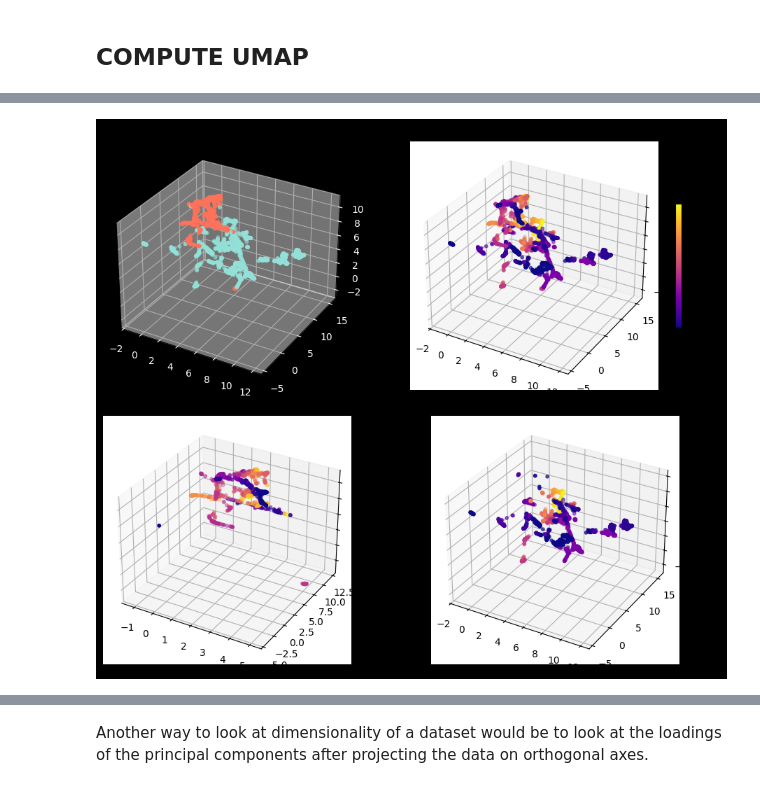
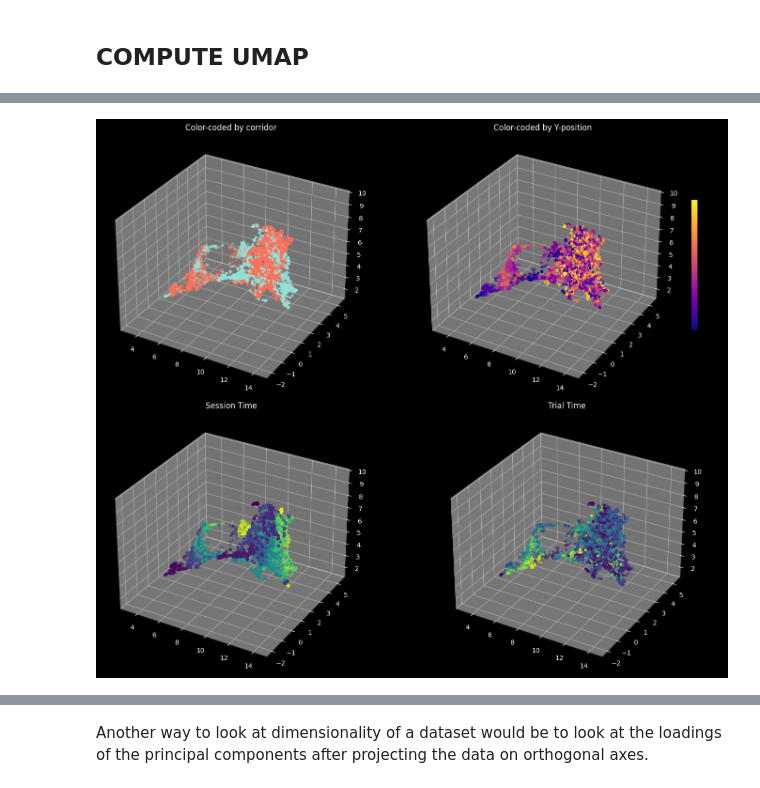
Before and after one commit to Anneser/SpatialInformation, a Jupyter notebook: scripts/04_DimensionalityAnalysis.ipynb, the cells around one changed output, grey strips where cells are left out. Cells and saved outputs as stored; diff of their text form; code cells hidden in the pictures.

```diff
--- a/scripts/04_DimensionalityAnalysis.ipynb
+++ b/scripts/04_DimensionalityAnalysis.ipynb
@@ -27,7 +30,7 @@ import matplotlib.cm as cm
 # %% [markdown]
 ## LOAD DATA
 # %%
-dff, bh = si.load_data(Path('..\\data\\processed_datasets\\20240903_Dc_1\\'))
+dff, bh = si.load_data(Path('..\\data\\processed_datasets\\20241011_alDl_2\\'))
 bh = si.remove_interpolated_values(bh, n_corr=2)
 bh = si.add_trial_column(bh)
 activity_data, spatial_data = si.temporal_binning(dff, bh, sec_per_bin=0.5, only_moving=False)
@@ -37,0 +93,6 @@ np.shape(activity_data)
+# %%
+# create trial time and session time variables
+import itertools
+j = 0
+session_time = [j + i * 0.5 for i in range(len(binned_trials))]
+trial_time = [i * 0.5 for group in itertools.groupby(binned_trials) for i, _ in enumerate(list(group[1]))]
@@ -107,3 +173,9 @@ np.shape(spatial_data)
+# %%
+norm_trial = Normalize(vmin=np.min(trial_time), vmax=60)
+norm_session = Normalize(vmin=np.min(session_time), vmax=np.max(session_time))
+
+colors_trial = cm.viridis(norm_trial(trial_time))
+colors_session = cm.viridis(norm_session(session_time))
 # %%
 # Normalize x and y separately for color mapping
 norm_x = Normalize(vmin=spatial_data[:, 0].min(), vmax=spatial_data[:, 0].max())
@@ -112,59 +184,76 @@ norm_y = Normalize(vmin=spatial_data[:, 1].min(), vmax=spatial_data[:, 1].max())
 colors_x = cm.viridis(norm_x(spatial_data[:, 0]))  # Color by x
 colors_y = cm.plasma(norm_y(spatial_data[:, 1]))  # Color by y
 
+
+
+# Threshold X to assign binary groups (e.g., midpoint split)
+x_values = spatial_data[:, 0]
+x_threshold = np.mean(x_values)  # or pick a manual value
+labels_x = x_values < x_threshold  # True for "right", False for "left"
+
+# Define your two colors
+teal = (0/255, 128/255, 128/255)
+red = (200/255, 50/255, 50/255)
+
+new_red = (255/255, 113/255, 91/255)
+new_teal = (147/255, 225/255, 216/255)
+
+# Map binary labels to RGB colors
+colors_rgb = np.where(labels_x[:, None], new_red, new_teal)
+
 # Filter points where x = 0 and x ≠ 0
 mask_x0 = spatial_data[:, 0] == 0
 mask_x_nonzero = spatial_data[:, 0] != 0
 
-
-
 # Create figure and 3D subplots
-fig = plt.figure(figsize=(10, 8), facecolor='black')
+fig = plt.figure(figsize=(15, 12), facecolor='black')
 
 # Subplot 1: Color-coded by x-position
 ax1 = fig.add_subplot(221, projection='3d', facecolor='black')
 sc1 = ax1.scatter(concat_emb[:, 0], concat_emb[:, 1], concat_emb[:, 2], c=colors_rgb, s=10)
-ax1.set_title("Color-coded by X-position")
+ax1.set_title("Color-coded by corridor", color='white')
 # Set white for all axis lines and ticks
 ax1.tick_params(colors='white')  # Ticks
 ax1.xaxis.label.set_color('white')
 ax1.yaxis.label.set_color('white')
 ax1.zaxis.label.set_color('white')
 
-
-# Add colorbar for x
-#sm_x = cm.ScalarMappable(cmap="viridis", norm=norm_x)
-#sm_x.set_array([])
-#cbar_x = plt.colorbar(sm_x, ax=ax1, shrink=0.5)
-#cbar_x.set_label("X Position")
-
 # Subplot 2: Color-coded by y-position
-ax2 = fig.add_subplot(222, projection='3d')
+ax2 = fig.add_subplot(222, projection='3d', facecolor='black')
 sc2 = ax2.scatter(concat_emb[:, 0], concat_emb[:, 1], concat_emb[:, 2], c=colors_y, s=10)
-ax2.set_title("Color-coded by Y-position")
-
+ax2.set_title("Color-coded by Y-position", color='white')
+ax2.tick_params(colors='white')  # Ticks
+ax2.xaxis.label.set_color('white')
+ax2.yaxis.label.set_color('white')
+ax2.zaxis.label.set_color('white')
 
 # Add colorbar for y
 sm_y = cm.ScalarMappable(cmap="plasma", norm=norm_y)
 sm_y.set_array([])
 cbar_y = plt.colorbar(sm_y, ax=ax2, shrink=0.5)
 cbar_y.set_label("Y Position")
 
-# Subplot 3: Only x = 0, color-coded by y-position
-ax3 = fig.add_subplot(223, projection='3d')
-sc3 = ax3.scatter(concat_emb[mask_x0, 0], concat_emb[mask_x0, 1], concat_emb[mask_x0, 2],
-                  c=cm.plasma(norm_y(spatial_data[mask_x0, 1])), s=10)
-ax3.set_title("Only X = 0, Color-coded by Y")
-
+# Subplot 3: colored by session time
+ax3 = fig.add_subplot(223, projection='3d', facecolor='black')
+sc3 = ax3.scatter(concat_emb[:, 0], concat_emb[:, 1], concat_emb[:, 2],
+                  c=colors_session, s=10)
+ax3.set_title("Session Time", color='white')
+ax3.tick_params(colors='white')  # Ticks
+ax3.xaxis.label.set_color('white')
+ax3.yaxis.label.set_color('white')
+ax3.zaxis.label.set_color('white')
 
 # Subplot 4: Only x ≠ 0, color-coded by y-position
-ax4 = fig.add_subplot(224, projection='3d')
-sc4 = ax4.scatter(concat_emb[mask_x_nonzero, 0], concat_emb[mask_x_nonzero, 1], concat_emb[mask_x_nonzero, 2],
-                  c=cm.plasma(norm_y(spatial_data[mask_x_nonzero, 1])), s=10)
-ax4.set_title("Only X ≠ 0, Color-coded by Y")
-
+ax4 = fig.add_subplot(224, projection='3d', facecolor='black')
+sc4 = ax4.scatter(concat_emb[:, 0], concat_emb[:, 1], concat_emb[:, 2],
+                  c=colors_trial, s=10)
+ax4.set_title("Trial Time", color='white')
+ax4.tick_params(colors='white')  # Ticks
+ax4.xaxis.label.set_color('white')
+ax4.yaxis.label.set_color('white')
+ax4.zaxis.label.set_color('white')
 
 plt.tight_layout()
 plt.show()
 # %% [output]
-[figure, old version]
+[figure, new version]
```
Also changed, not shown: parts of 9 cells of this notebook, 4 other files.
